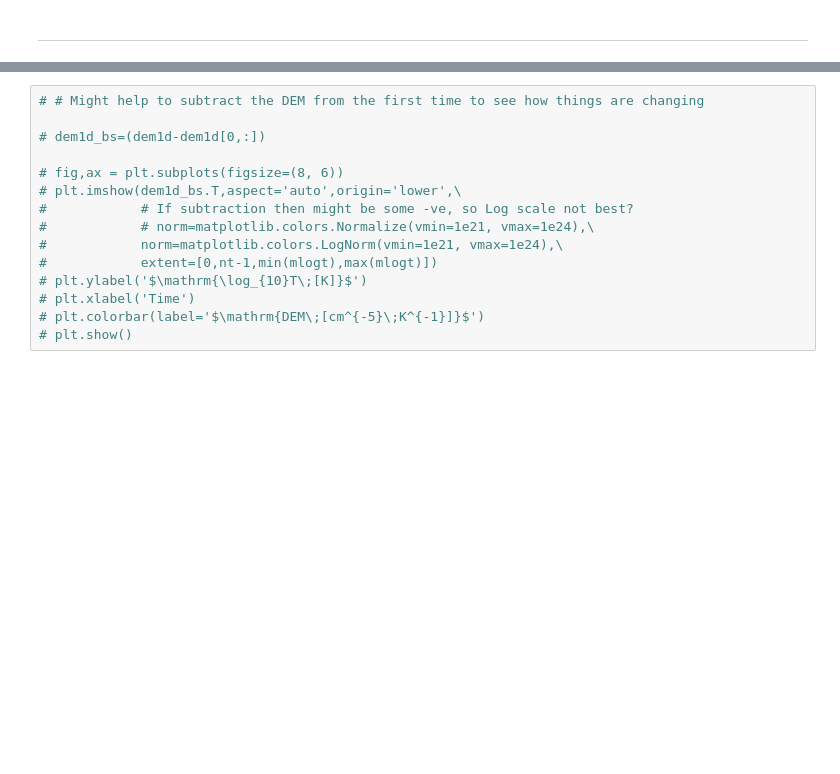
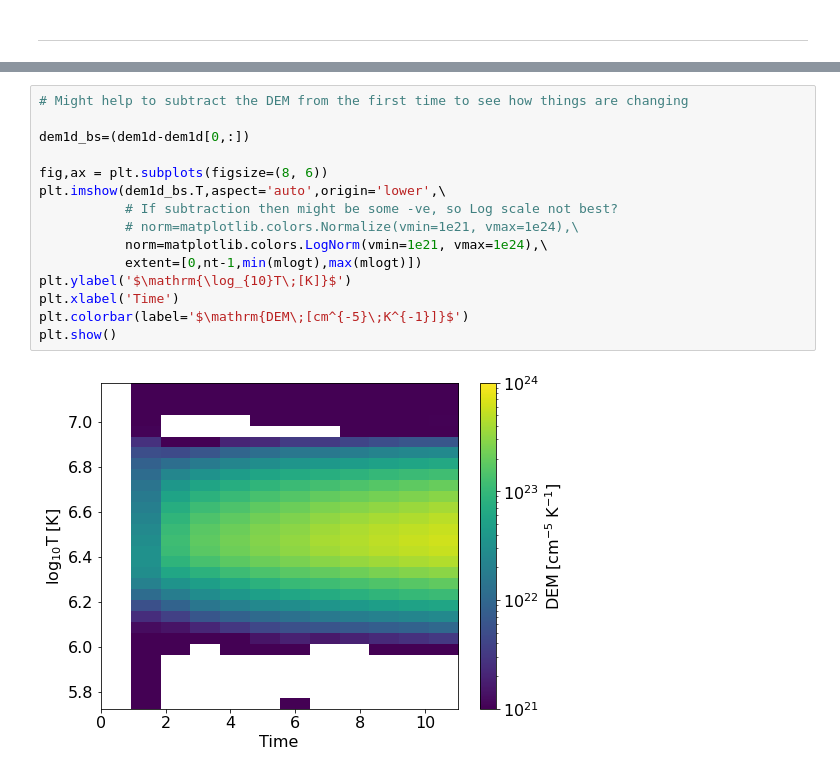
Before and after one commit to ianan/demreg, a Jupyter notebook: python/testing_new.ipynb, the cells around one changed output, grey strips where cells are left out. Saved outputs shown, nothing was run; the diff lists cells and outputs as text; blank space fills up the shorter version.

```diff
--- a/python/testing_new.ipynb
+++ b/python/testing_new.ipynb
@@ -273,16 +288,18 @@ plt.show()
 # %%
-# # Might help to subtract the DEM from the first time to see how things are changing
+# Might help to subtract the DEM from the first time to see how things are changing
 
-# dem1d_bs=(dem1d-dem1d[0,:])
+dem1d_bs=(dem1d-dem1d[0,:])
 
-# fig,ax = plt.subplots(figsize=(8, 6))
-# plt.imshow(dem1d_bs.T,aspect='auto',origin='lower',\
-#            # If subtraction then might be some -ve, so Log scale not best?
-#            # norm=matplotlib.colors.Normalize(vmin=1e21, vmax=1e24),\
-#            norm=matplotlib.colors.LogNorm(vmin=1e21, vmax=1e24),\
-#            extent=[0,nt-1,min(mlogt),max(mlogt)])
-# plt.ylabel('$\mathrm{\log_{10}T\;[K]}$')
-# plt.xlabel('Time')
-# plt.colorbar(label='$\mathrm{DEM\;[cm^{-5}\;K^{-1}]}$')
-# plt.show()
+fig,ax = plt.subplots(figsize=(8, 6))
+plt.imshow(dem1d_bs.T,aspect='auto',origin='lower',\
+           # If subtraction then might be some -ve, so Log scale not best?
+           # norm=matplotlib.colors.Normalize(vmin=1e21, vmax=1e24),\
+           norm=matplotlib.colors.LogNorm(vmin=1e21, vmax=1e24),\
+           extent=[0,nt-1,min(mlogt),max(mlogt)])
+plt.ylabel('$\mathrm{\log_{10}T\;[K]}$')
+plt.xlabel('Time')
+plt.colorbar(label='$\mathrm{DEM\;[cm^{-5}\;K^{-1}]}$')
+plt.show()
+# %% [output]
+[figure, added]
 # %%
```
Also changed, not shown: parts of 9 cells of this notebook, 2 other files.
